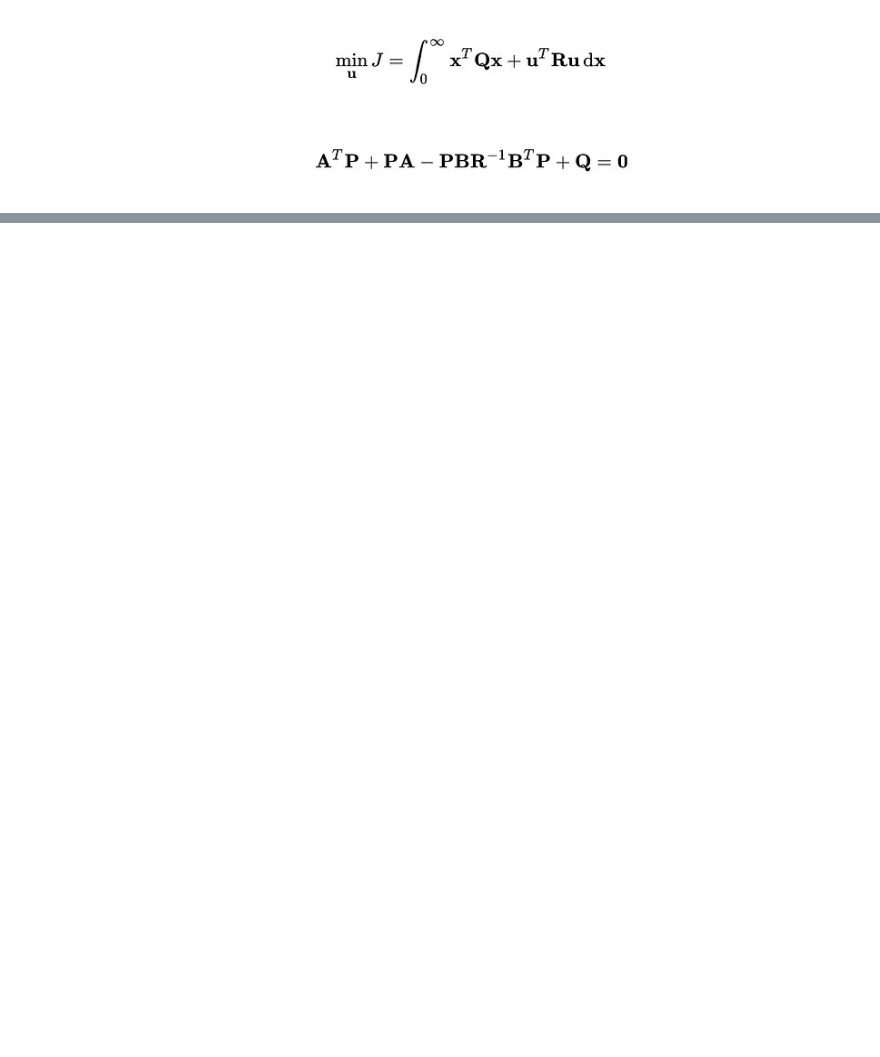
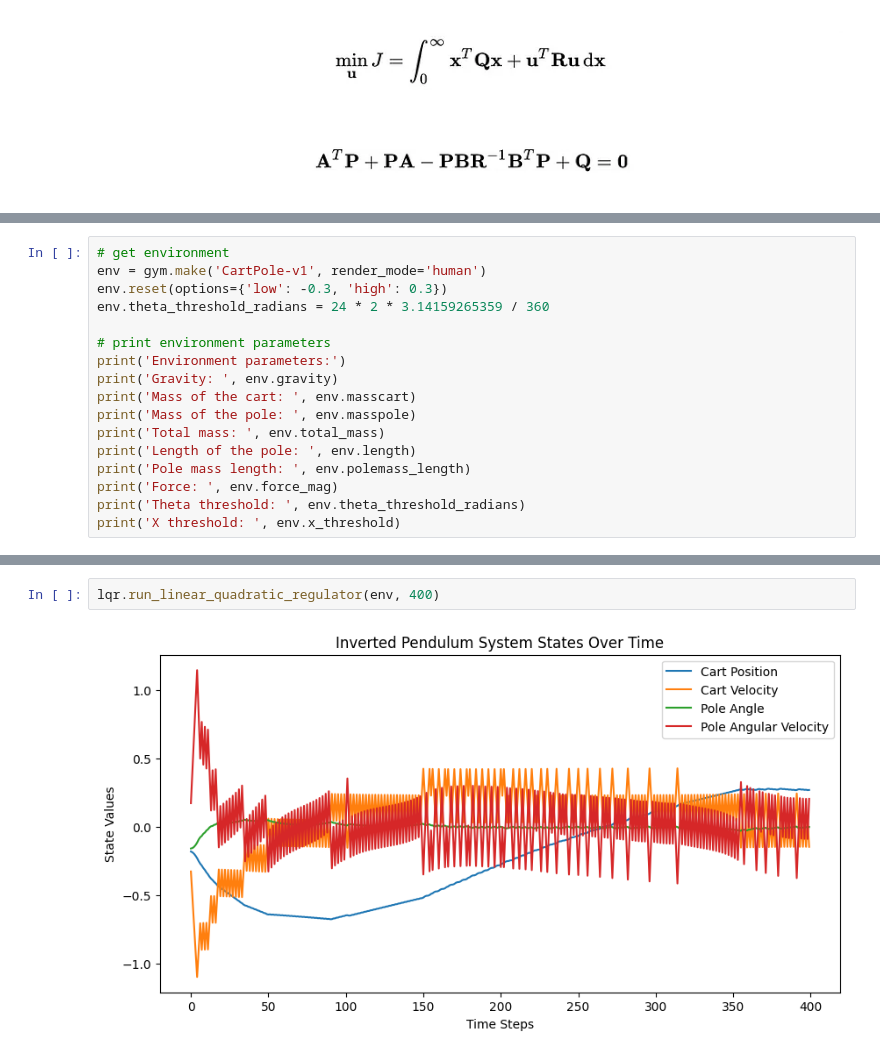
Before and after one commit to Fox-King777/fox_den, a Jupyter notebook: inverted_pendulum/inverted_pendulum_lqr.ipynb, the cells around one changed output, grey strips where cells are left out. Saved outputs shown, nothing was run; the diff lists cells and outputs as text; blank space fills up the shorter version.

```diff
--- a/inverted_pendulum/inverted_pendulum_control.ipynb
+++ b/inverted_pendulum/inverted_pendulum_lqr.ipynb
@@ -92,0 +12,17 @@ env.close()
+# %%
+# get environment
+env = gym.make('CartPole-v1', render_mode='human')
+env.reset(options={'low': -0.3, 'high': 0.3})
+env.theta_threshold_radians = 24 * 2 * 3.14159265359 / 360
+
+# print environment parameters
+print('Environment parameters:')
+print('Gravity: ', env.gravity)
+print('Mass of the cart: ', env.masscart)
+print('Mass of the pole: ', env.masspole)
+print('Total mass: ', env.total_mass)
+print('Length of the pole: ', env.length)
+print('Pole mass length: ', env.polemass_length)
+print('Force: ', env.force_mag)
+print('Theta threshold: ', env.theta_threshold_radians)
+print('X threshold: ', env.x_threshold)
@@ -92,0 +40,4 @@ env.close()
+# %%
+lqr.run_linear_quadratic_regulator(env, 400)
+# %% [output]
+[figure, added]
```
Also changed, not shown: parts of 7 cells of this notebook, 1 other file.
